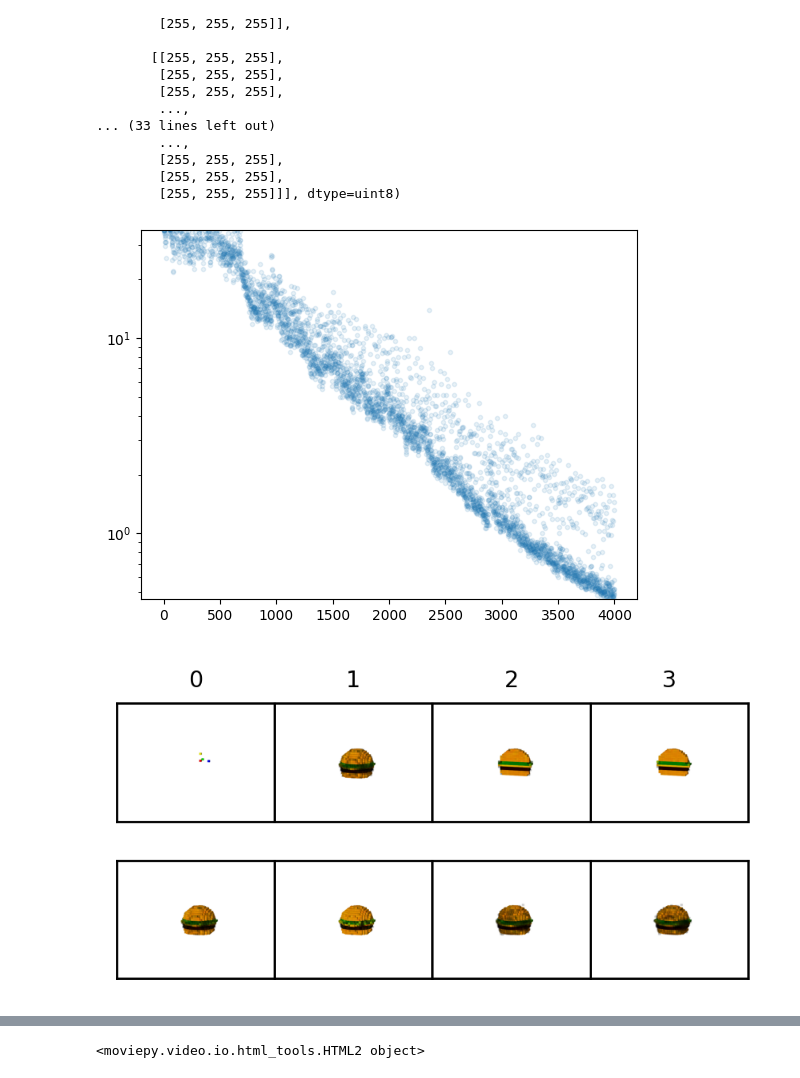
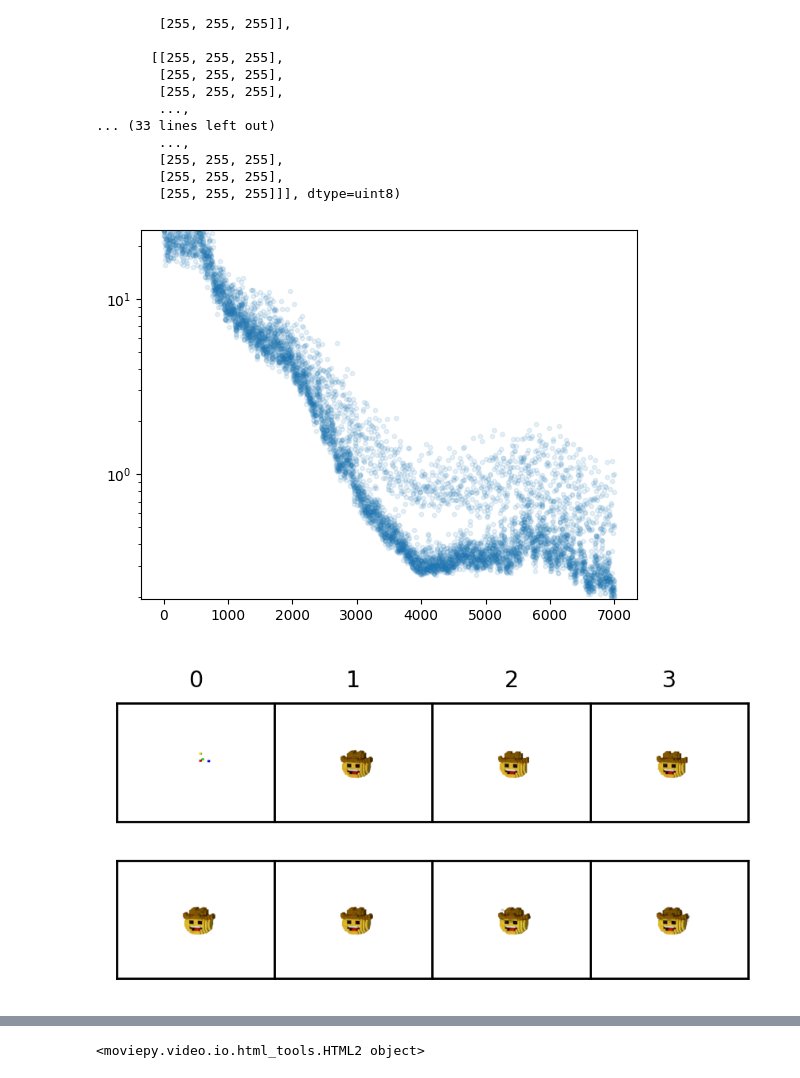
Before and after one commit to mravelo5874/neural-cellular-automata, a Jupyter notebook: 4_voxel_experiments/voxel_nb.ipynb, the cells around one changed output, grey strips where cells are left out. Saved outputs shown, nothing was run; the diff lists cells and outputs as text; code cells hidden in the pictures.

Commit message:
finished cowboy v2

```diff
--- a/4_voxel_experiments/voxel_nb.ipynb
+++ b/4_voxel_experiments/voxel_nb.ipynb
@@ -146,8 +146,8 @@ from VoxelUtil import create_seed, voxel_wise_loss_function, show_batch, half_vo
 from tqdm import tqdm
 from IPython.display import clear_output
 
-_EPOCHS_ = 5_000
-_NAME_ = 'burger_v2'
+_EPOCHS_ = 8_000
+_NAME_ = 'cowboy16_v2'
 _SIZE_ = 16
 _MODEL_TYPE_ = 'ANISOTROPIC'
 _CHANNELS_ = 16
@@ -210,7 +210,7 @@ if load_checkpoint:
         print ('loaded checkpoint: '+checkpoint)
 
 # * target
-target = Vox().load_from_file('_vox_files/burger.vox')
+target = Vox().load_from_file('_vox_files/cowboy16.vox')
 target_ten = target.tensor()
 target_ten = func.pad(target_ten, (_PAD_, _PAD_, _PAD_, _PAD_, _PAD_, _PAD_), 'constant')
 target_ten = target_ten.clone().repeat(_BATCH_SIZE_, 1, 1, 1, 1).to(_DEVICE_)
@@ -317,32 +317,32 @@ for _ in tqdm(range(_EPOCHS_)):
         # * print out info
         if i % _INFO_RATE_ == 0:
             # * show loss plot
             clear_output(True)
             pl.plot(loss_log, '.', alpha=0.1)
             pl.yscale('log')
             pl.ylim(np.min(loss_log), loss_log[0])
             pl.show()
 
             # * show batch
             after = x.detach().cpu()
             show_batch(_BATCH_SIZE_, before, after)
 
             # * print info
             print('\rstep:', i, '\tloss:', loss.item(), '\tmin-loss:', np.min(loss_log),  '\tlr:', lr_sched.get_last_lr()[0], end='')
 
         # * save checkpoint
         if i % _SAVE_RATE_ == 0 and i != 0:
             save_model('_checkpoints', model, _NAME_+'_cp'+str(i))
 
         # * create video
         if i % _VIDEO_RATE_ == 0 and i != 0:
             model.generate_video(f'_videos/{_NAME_}_cp{i}.mp4', seed_ten, _delta=2)
 
 # * save final model
 # save_model('_models', model, _NAME_)
 with torch.no_grad():
     #model.generate_video(f'_videos/{_NAME_}_final.mp4', seed_ten, _delta=2)
     model.regen_video(f'_videos/{_NAME_}_multi_regen.mp4', seed_ten, _size=_SIZE_+(2*_PAD_), _mask_types=['x+', 'y+', 'z+'])
 # %% [output]
-[figure, old version]
+[figure, new version]
-[figure, old version]
+[figure, new version]
```
Also changed, not shown: parts of 1 cell of this notebook, 15 other files.
